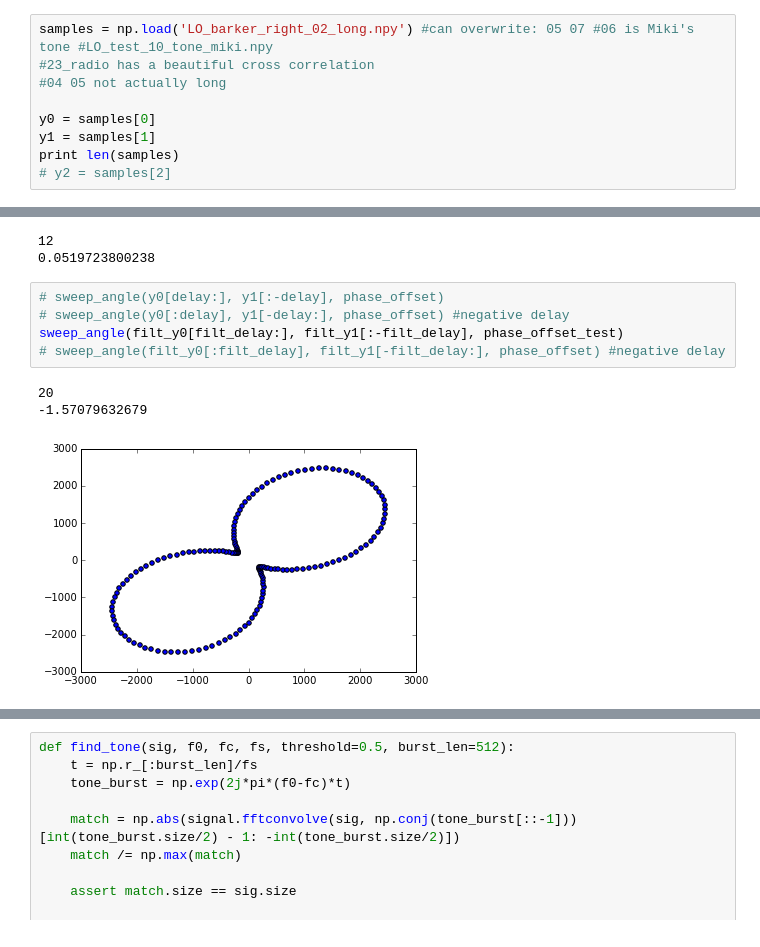
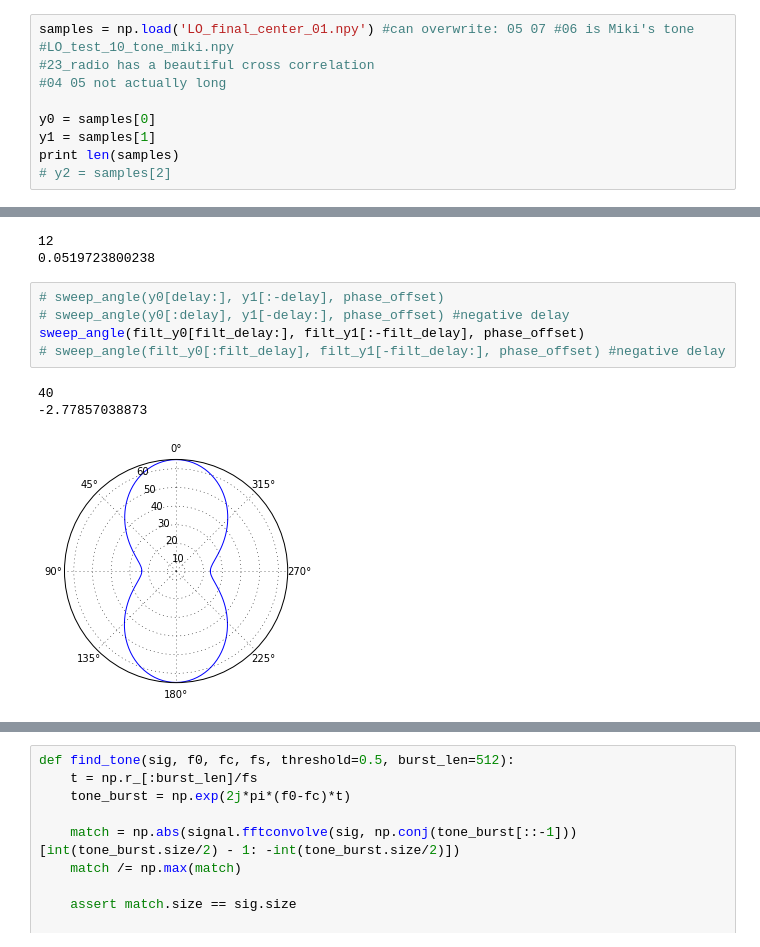
Before and after one commit to auroracramer/phasedarraylocalization, a Jupyter notebook: Lucine_Testing_SDR_Sampling.ipynb, the cells around one changed output, grey strips where cells are left out. Drawn from its saved outputs; the diff is of its cells as text.

```diff
--- a/Lucine_Testing_SDR_Sampling.ipynb
+++ b/Lucine_Testing_SDR_Sampling.ipynb
@@ -326,7 +326,7 @@ Printing Queue 1
 1
 Done
 # %%
-samples = np.load('LO_barker_right_02_long.npy') #can overwrite: 05 07 #06 is Miki's tone #LO_test_10_tone_miki.npy
+samples = np.load('LO_final_center_01.npy') #can overwrite: 05 07 #06 is Miki's tone #LO_test_10_tone_miki.npy
 #23_radio has a beautiful cross correlation
 #04 05 not actually long
 
@@ -602,11 +602,11 @@ print np.angle(phase_sweep[ind]) - phase_offset
 # %%
 # sweep_angle(y0[delay:], y1[:-delay], phase_offset)
 # sweep_angle(y0[:delay], y1[-delay:], phase_offset) #negative delay
-sweep_angle(filt_y0[filt_delay:], filt_y1[:-filt_delay], phase_offset_test)
+sweep_angle(filt_y0[filt_delay:], filt_y1[:-filt_delay], phase_offset)
 # sweep_angle(filt_y0[:filt_delay], filt_y1[-filt_delay:], phase_offset) #negative delay
 # %% [output]
-20
--1.57079632679
+40
+-2.77857038873
-[figure, old version]
+[figure, new version]
 # %%
 def sweep_angle(y0, y1, offset, step_size=1/80):
```
Also changed, not shown: parts of 7 cells of this notebook, 2 other files.
